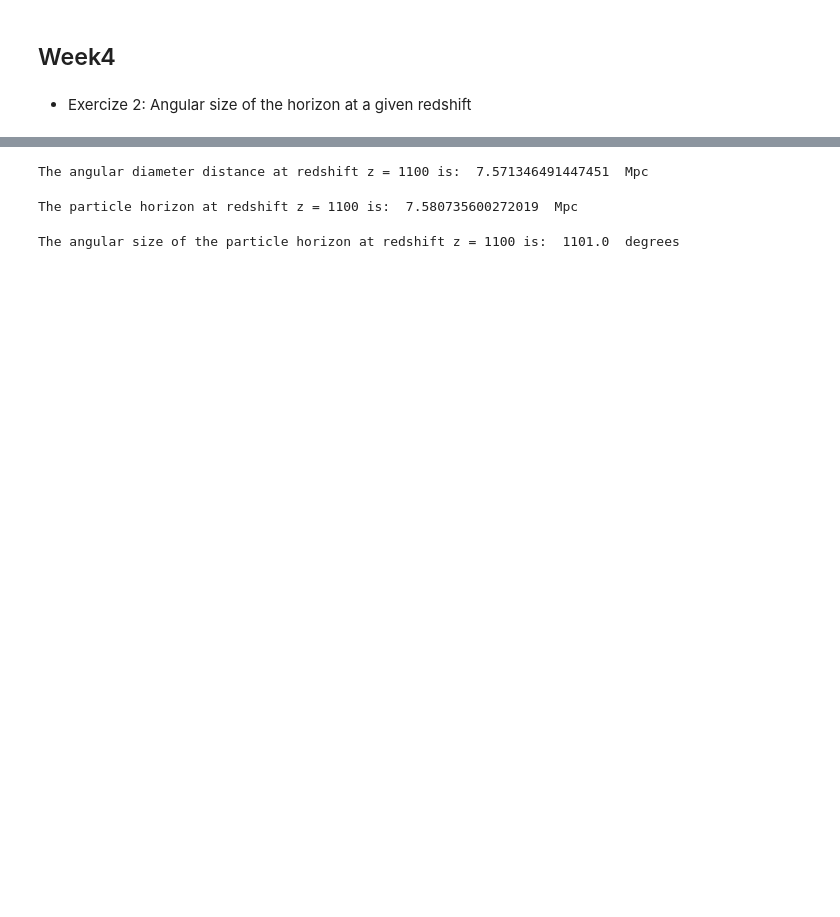
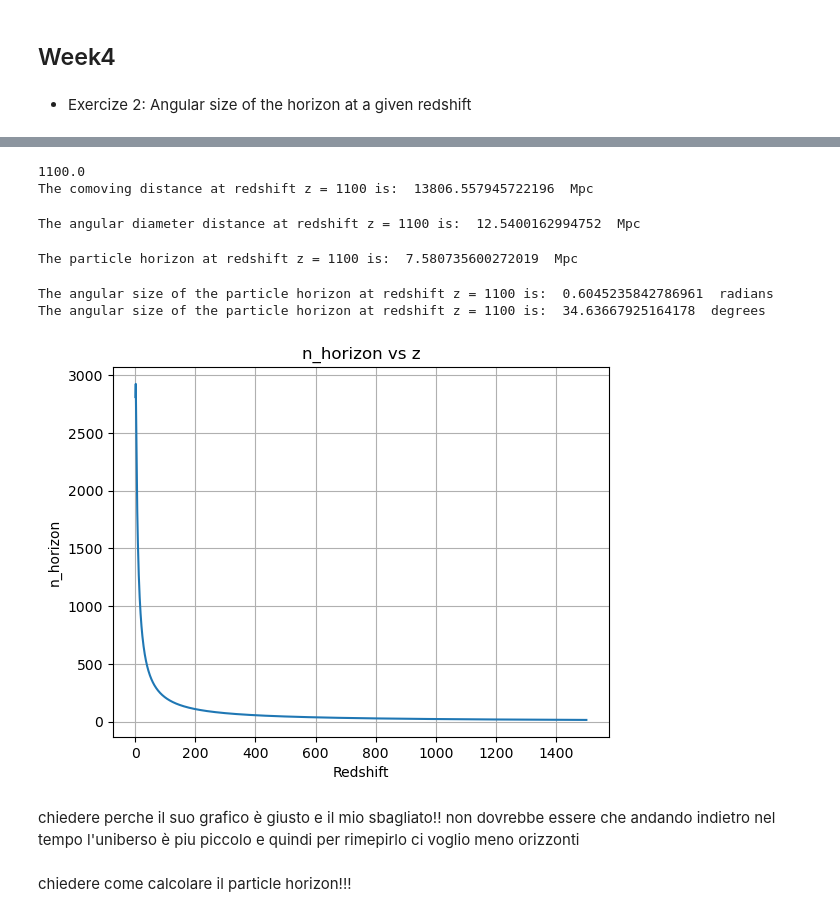
Before and after one commit to GenovaCosmology/AstroCosmoComputational, a Jupyter notebook: Students/AndreaGatti/Cosmic_Structure/Week4/angular_size_horizon.ipynb, the cells around one changed output, grey strips where cells are left out. Drawn from its saved outputs; the diff is of its cells as text; code cells hidden in the pictures; blank space fills up the shorter version.

```diff
--- a/Students/AndreaGatti/Cosmic_Structure/Week4/angular_size_horizon.ipynb
+++ b/Students/AndreaGatti/Cosmic_Structure/Week4/angular_size_horizon.ipynb
@@ -28,7 +11,27 @@ The comoving distance at redshift z = 1100 is:  8336.052487083643  Mpc
+# %%
+#Set the cosmology parameters in matter domination
+pars = camb.CAMBparams()
+pars.set_cosmology(H0=67.5, ombh2=0.022, omch2=0.122)
+
+#Calculate the angular size of the horizon at a given redshift
+#The angular size of the horizon is given by:
+#theta = d_H/d_A
+#where d_H is the particle horizon and d_A is the angular diameter distance
+
+#I compute the comoving distance at a given redshift:
+z = 1100
+z_array = np.linspace(1,1500,1500)
+print(z_array[1099])
+results = camb.get_background(pars)
+comoving_distance = results.comoving_radial_distance(z_array)
+print("The comoving distance at redshift z = 1100 is: ", comoving_distance[1099], " Mpc")
+# %% [output]
+1100.0
+The comoving distance at redshift z = 1100 is:  13806.557945722196  Mpc
 # %%
-#Now I compute angular diameter distance at a given redshift
-angular_diameter_distance = results.angular_diameter_distance(z)
-print("The angular diameter distance at redshift z = 1100 is: ", angular_diameter_distance, " Mpc")
+#I compute the angular diameter distance at a given redshift:
+angular_diameter_distance = results.angular_diameter_distance(z_array)
+print("The angular diameter distance at redshift z = 1100 is: ", angular_diameter_distance[1099], " Mpc")
 # %% [output]
-The angular diameter distance at redshift z = 1100 is:  7.571346491447451  Mpc
+The angular diameter distance at redshift z = 1100 is:  12.5400162994752  Mpc
 # %%
@@ -47,13 +45,34 @@ print("The particle horizon at redshift z = 1100 is: ", particle_horizon, " Mpc"
 # %% [output]
 The particle horizon at redshift z = 1100 is:  7.580735600272019  Mpc
 # %%
-#Now I can compute angular size of the particle horizon at the last scattering surface
-#The angular size of the particle horizon is given by:
-#theta = d_H/d_A
-#where d_A is the angular diameter distance at redshift z = 1100 and d_H is the particle horizon at redshift z = 1100
-
-#angular_size = particle_horizon/angular_diameter_distance
-angular_size = comoving_distance/angular_diameter_distance
-print("The angular size of the particle horizon at redshift z = 1100 is: ", angular_size, " degrees")
+#Now I can compute the angular size of the horizon at the last scattering surface:
+angular_size = particle_horizon/angular_diameter_distance
+print("The angular size of the particle horizon at redshift z = 1100 is: ", angular_size[1099], " radians")
+#The value in degrees is:
+angular_size_deg = angular_size * 180/3.14159
+print("The angular size of the particle horizon at redshift z = 1100 is: ", angular_size_deg[1099], " degrees")
 # %% [output]
-The angular size of the particle horizon at redshift z = 1100 is:  1101.0  degrees
+The angular size of the particle horizon at redshift z = 1100 is:  0.6045235842786961  radians
+The angular size of the particle horizon at redshift z = 1100 is:  34.63667925164178  degrees
+# %%
+#Now I must compute how much horizon that I need to fully the sky:
+#I want to compute: sky_area/horizon_area
+#The total angular size of the sky is 4*pi radians
+sky_area = 4*np.pi
+#The horizon_area is the angular_size that I compute before,
+#so the ratio is:
+n_horizon = sky_area/angular_size
+
+#make the plot of n_horizon vs redshift z
+plt.plot(z_array, n_horizon)
+plt.xlabel('Redshift')
+plt.ylabel('n_horizon')
+plt.title('n_horizon vs z')
+plt.grid(True)
+plt.show()
+# %% [output]
+[figure, added]
+# %% [markdown]
+chiedere perche il suo grafico è giusto e il mio sbagliato!! non dovrebbe essere che andando indietro nel tempo l'uniberso è piu piccolo e quindi per rimepirlo ci voglio meno orizzonti
+# %% [markdown]
+chiedere come calcolare il particle horizon!!!
```
Also changed, not shown: parts of 3 cells of this notebook, 2 other files.
